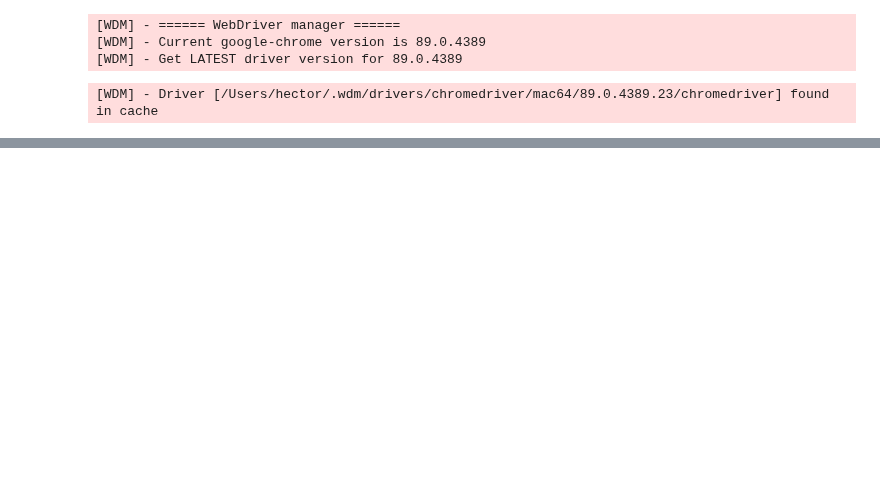
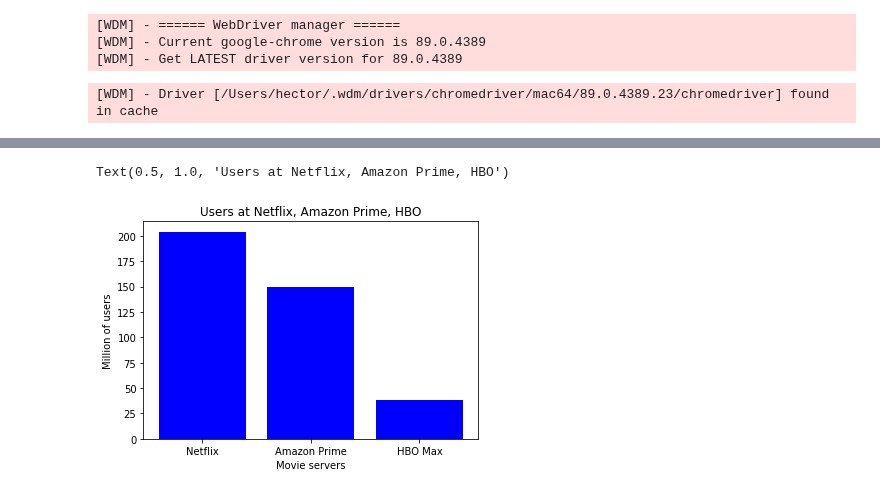
Before and after one commit to sarahmgreen88/ETL-Netflix, a Jupyter notebook: ETL Users and Evolution.ipynb, the cells around one changed output, grey strips where cells are left out. Saved outputs shown, nothing was run; the diff lists cells and outputs as text; code cells hidden in the pictures; blank space fills up the shorter version.

Commit message:
Code and Graphs

```diff
--- a/ETL Users and Evolution.ipynb
+++ b/ETL Users and Evolution.ipynb
@@ -201,2 +29,0 @@ browser.visit(url)
-# %%
-soup=BeautifulSoup(response.text,'html.parser')
@@ -213,9 +29,0 @@ browser.visit(url)
-# %%
-#html object
-html = browser.html
-#parse with a beautiful soup
-soup = BeautifulSoup(html, 'html.parser')
-#retrieve the titles
-titles_NY_Amazon_Prime= soup.find_all('h2',class_='css-ow6j0y')
-#title=titles.find('',class_='titleColumn')
-titles_NY_Amazon_Prime
@@ -221,0 +61,5 @@ titles_NY_Amazon_Prime
+# %%
+#convert object column to integer
+Dif_servers_clean['Millions of Users']=Dif_servers_clean['Millions of Users'].astype(str).astype(int)
+#Dif_servers_clean['Stream Service']=Dif_servers_clean['Stream Service'].astype(str).astype(int)
+Dif_servers_clean.dtypes
@@ -221,0 +70,3 @@ titles_NY_Amazon_Prime
+# %%
+Dif_servers_clean.reset_index(drop=True)
+Dif_servers_clean.set_index('Stream Service')
@@ -221,0 +79,12 @@ titles_NY_Amazon_Prime
+# %%
+#Graph showing the number of users from the different servers
+y_axis=Dif_servers_clean['Millions of Users']
+x_axis=Dif_servers_clean['Stream Service']
+
+plt.bar(x_axis, y_axis, color='b')
+plt.xlabel('Movie servers')
+plt.ylabel("Million of users")
+plt.title('Users at Netflix, Amazon Prime, HBO')
+# %% [output]
+Text(0.5, 1.0, 'Users at Netflix, Amazon Prime, HBO')
+[figure, added]
```
Also changed, not shown: parts of 53 cells of this notebook.
